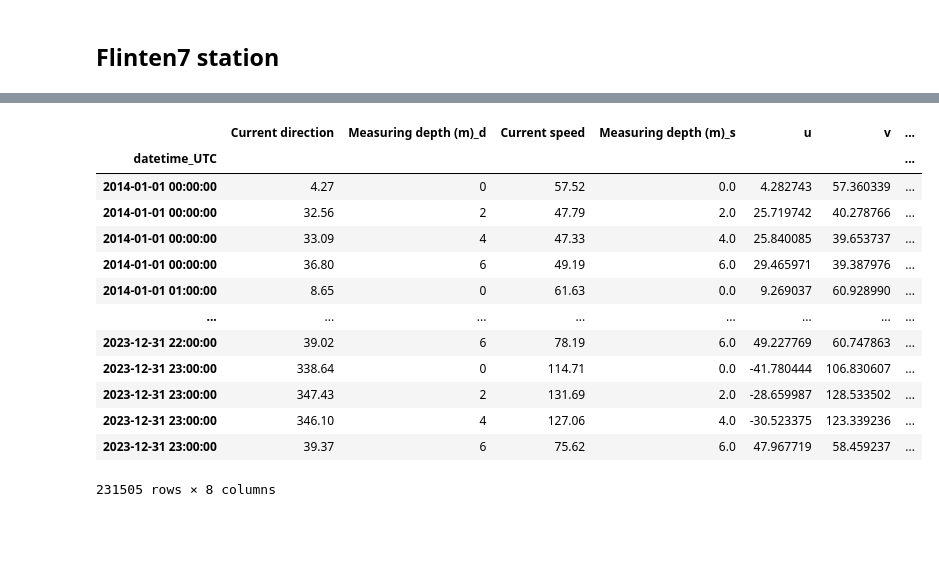
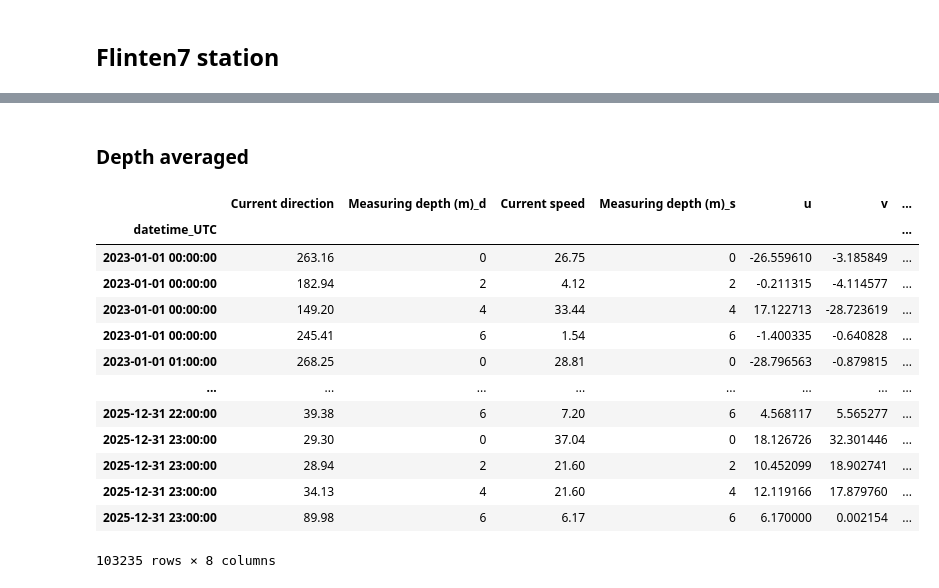
Before and after one commit to DHI/WaterBench-MIKE3HD-Oresund, a Jupyter notebook: .preprocessing/preprocess_current_data.ipynb, the cells around one changed output, grey strips where cells are left out. Cells and saved outputs as stored; diff of their text form; code cells hidden in the pictures; blank space fills up the shorter version.

```diff
--- a/.preprocessing/preprocess_current_data.ipynb
+++ b/.preprocessing/preprocess_current_data.ipynb
@@ -29,31 +29,45 @@ def uv_to_speed_direction(u, v):
 
 def calculate_depth_averaged_velocities(data):
     # Set values to nan if they are exactly 0:
+    data = data.copy()
     data.loc[data["Current direction"] == 0,"Current direction"] = np.nan
     data.loc[data["Current speed"] == 0,"Current speed"] = np.nan
 
     data['u'],data['v'] = convert_to_u_v(data['Current speed'],data['Current direction'])
     for idx in data.index.unique():
-        # Loop over indices. We can't use a rolling mean with a window, because the
-        # window differs
+        # Loop over indices and calculate depth averaged velocities.
         # Also convert to m/s
         data.loc[idx,'u_depth_averaged'] = data.loc[idx,'u'].mean()/100
         data.loc[idx,'v_depth_averaged'] = data.loc[idx,'v'].mean()/100
     # Round data
     data = data.round({'u_depth_averaged': 4, 'v_depth_averaged': 4})
     return data
+
+def calculate_velocities(data):
+    data = data.copy()
+    # Set values to nan if they are exactly 0:
+    data.loc[data["Current direction"] == 0,"Current direction"] = np.nan
+    data.loc[data["Current speed"] == 0,"Current speed"] = np.nan
+
+    data['u'],data['v'] = convert_to_u_v(data['Current speed'],data['Current direction'])
+    data['u'] = data['u']/100
+    data['v'] = data['v']/100
+
+    # Round data
+    data = data.round({'u': 4, 'v': 4})
+    return data
 # %%
 swedish_to_english = { 'Strömriktning':"Current direction", 'Kvalitet':"Quality_d",'Mätdjup (m)':"Measuring depth (m)_d",
                             'Strömhastighet':"Current speed", 'Kvalitet.1':"Quality_s",'Mätdjup (m).1':"Measuring depth (m)_s"}
 # %% [markdown]
 ## Flinten7 station
 # %%
-Flinten7 = pd.read_csv("raw_data/smhi-opendata_2_3_35137_20241118_065734.csv",index_col=0,sep=";", parse_dates=True)
+Flinten7 = pd.read_csv("raw_data/smhi-opendata_2_3_35137_20260520_111930.csv",index_col=0,sep=";", parse_dates=True)
 Flinten7.rename(columns = swedish_to_english,inplace=True)
 Flinten7.index.names = ['datetime_UTC']
 
 # Filter data after time steps and quality flags.
-Flinten7 = Flinten7.loc[(Flinten7.index >= "2014-01-01") & (Flinten7.index < "2024-01-01") & (Flinten7["Quality_d"] == "G") & (Flinten7["Quality_s"] == "G") ].drop(columns=["Quality_d","Quality_s","Unnamed: 7","Tidsutsnitt"])
+Flinten7 = Flinten7.loc[(Flinten7.index >= "2023-01-01") & (Flinten7.index < "2026-01-01") & (Flinten7["Quality_d"] == "G") & (Flinten7["Quality_s"] == "G") ].drop(columns=["Quality_d","Quality_s","Unnamed: 7","Tidsutsnitt"])
 Flinten7
 # %% [output]
 |  | Current direction | Measuring depth (m)_d | Current speed | Measuring depth (m)_s |
@@ -75,8 +89,6 @@ import matplotlib.pyplot as plt
 # %%
 Flinten7["Current speed"].plot(style='.')
 plt.show()
-# The current speed in the years 2018-2021 look weird....
-Flinten7.loc[Flinten7["Current speed"]>250,"Current speed"] = np.nan
-Flinten7["Current speed"].plot(style='.')
+Flinten7["Current direction"].plot(style='.')
 plt.show()
 # %% [output]
@@ -85,7 +96,0 @@ plt.show()
-# %%
-Flinten7.loc[(Flinten7.index >"2019-01-15") & (Flinten7.index <"2020-10-27"),"Current speed"].plot(style='.')
-plt.show()
-# This time period also looks weird
-Flinten7.loc[(Flinten7.index >"2019-02-01") & (Flinten7.index <"2020-10-26"),"Current speed"] = np.nan
-Flinten7.loc[(Flinten7.index >"2019-01-15") & (Flinten7.index <"2020-10-27"),"Current speed"].plot(style='.')
-plt.show()
@@ -95,20 +97,22 @@ plt.show()
+# %% [markdown]
+### Depth averaged
 # %%
 # Convert Current speed and directions to u and v components and calculate depth averaged velocities
-Flinten7 = calculate_depth_averaged_velocities(Flinten7).dropna()
-Flinten7
+Flinten7_depthave = calculate_depth_averaged_velocities(Flinten7).dropna()
+Flinten7_depthave
 # %% [output]
 |  | Current direction | Measuring depth (m)_d | Current speed | Measuring depth (m)_s | u | v | ... |
 | datetime_UTC |  |  |  |  |  |  | ... |
-| 2014-01-01 00:00:00 | 4.27 | 0 | 57.52 | 0.0 | 4.282743 | 57.360339 | ... |
-| 2014-01-01 00:00:00 | 32.56 | 2 | 47.79 | 2.0 | 25.719742 | 40.278766 | ... |
-| 2014-01-01 00:00:00 | 33.09 | 4 | 47.33 | 4.0 | 25.840085 | 39.653737 | ... |
-| 2014-01-01 00:00:00 | 36.80 | 6 | 49.19 | 6.0 | 29.465971 | 39.387976 | ... |
-| 2014-01-01 01:00:00 | 8.65 | 0 | 61.63 | 0.0 | 9.269037 | 60.928990 | ... |
+| 2023-01-01 00:00:00 | 263.16 | 0 | 26.75 | 0 | -26.559610 | -3.185849 | ... |
+| 2023-01-01 00:00:00 | 182.94 | 2 | 4.12 | 2 | -0.211315 | -4.114577 | ... |
+| 2023-01-01 00:00:00 | 149.20 | 4 | 33.44 | 4 | 17.122713 | -28.723619 | ... |
+| 2023-01-01 00:00:00 | 245.41 | 6 | 1.54 | 6 | -1.400335 | -0.640828 | ... |
+| 2023-01-01 01:00:00 | 268.25 | 0 | 28.81 | 0 | -28.796563 | -0.879815 | ... |
 | ... | ... | ... | ... | ... | ... | ... | ... |
-| 2023-12-31 22:00:00 | 39.02 | 6 | 78.19 | 6.0 | 49.227769 | 60.747863 | ... |
-| 2023-12-31 23:00:00 | 338.64 | 0 | 114.71 | 0.0 | -41.780444 | 106.830607 | ... |
-| 2023-12-31 23:00:00 | 347.43 | 2 | 131.69 | 2.0 | -28.659987 | 128.533502 | ... |
-| 2023-12-31 23:00:00 | 346.10 | 4 | 127.06 | 4.0 | -30.523375 | 123.339236 | ... |
-| 2023-12-31 23:00:00 | 39.37 | 6 | 75.62 | 6.0 | 47.967719 | 58.459237 | ... |
+| 2025-12-31 22:00:00 | 39.38 | 6 | 7.20 | 6 | 4.568117 | 5.565277 | ... |
+| 2025-12-31 23:00:00 | 29.30 | 0 | 37.04 | 0 | 18.126726 | 32.301446 | ... |
+| 2025-12-31 23:00:00 | 28.94 | 2 | 21.60 | 2 | 10.452099 | 18.902741 | ... |
+| 2025-12-31 23:00:00 | 34.13 | 4 | 21.60 | 4 | 12.119166 | 17.879760 | ... |
+| 2025-12-31 23:00:00 | 89.98 | 6 | 6.17 | 6 | 6.170000 | 0.002154 | ... |
-231505 rows × 8 columns
+103235 rows × 8 columns
 # %%
```
Also changed, not shown: parts of 14 cells of this notebook, 14 other files.
